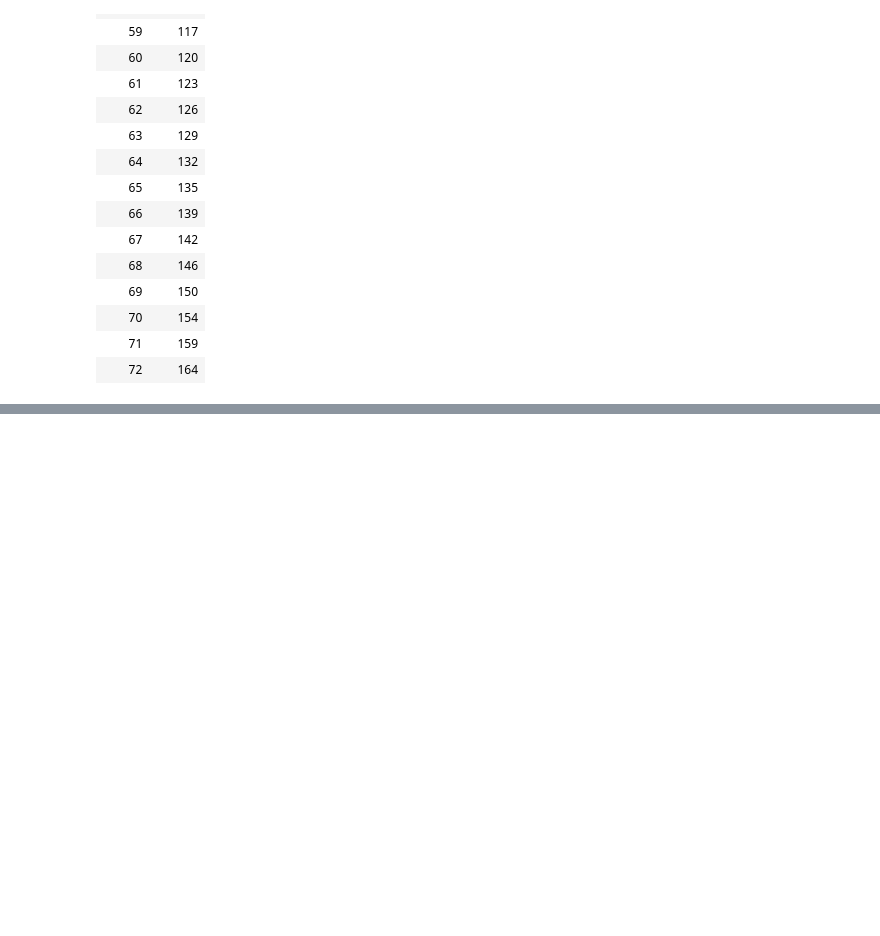
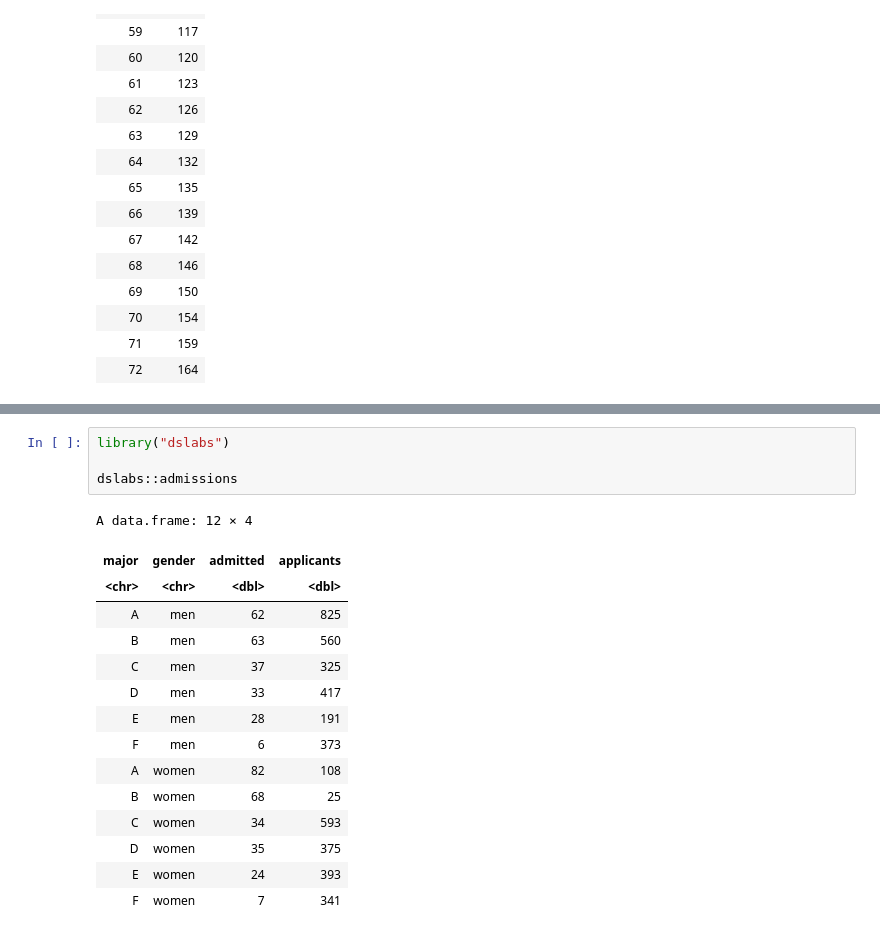
Before and after one commit to arya2004/data-science, a Jupyter notebook: projects/01.ipynb, the cells around one changed output, grey strips where cells are left out. Cells and saved outputs as stored; diff of their text form; blank space fills up the shorter version.

```diff
--- a/projects/01.ipynb
+++ b/projects/01.ipynb
@@ -326,0 +312,20 @@ ERROR: Error in library("ggplot2"): there is no package called ‘ggplot2’
+# %%
+library("dslabs")
+
+dslabs::admissions
+# %% [output]
+A data.frame: 12 × 4
+| major | gender | admitted | applicants |
+| <chr> | <chr> | <dbl> | <dbl> |
+| A | men | 62 | 825 |
+| B | men | 63 | 560 |
+| C | men | 37 | 325 |
+| D | men | 33 | 417 |
+| E | men | 28 | 191 |
+| F | men | 6 | 373 |
+| A | women | 82 | 108 |
+| B | women | 68 | 25 |
+| C | women | 34 | 593 |
+| D | women | 35 | 375 |
+| E | women | 24 | 393 |
+| F | women | 7 | 341 |
```
Also changed, not shown: parts of 7 cells of this notebook, 7 other files.
